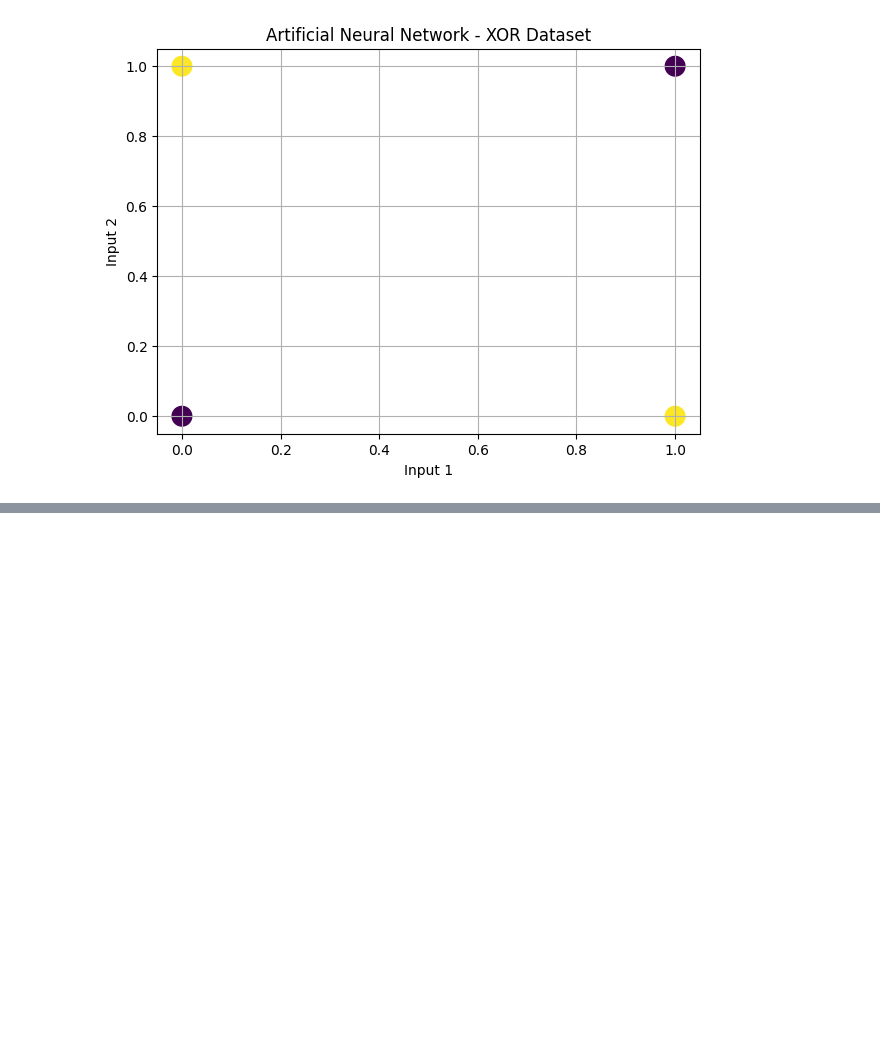
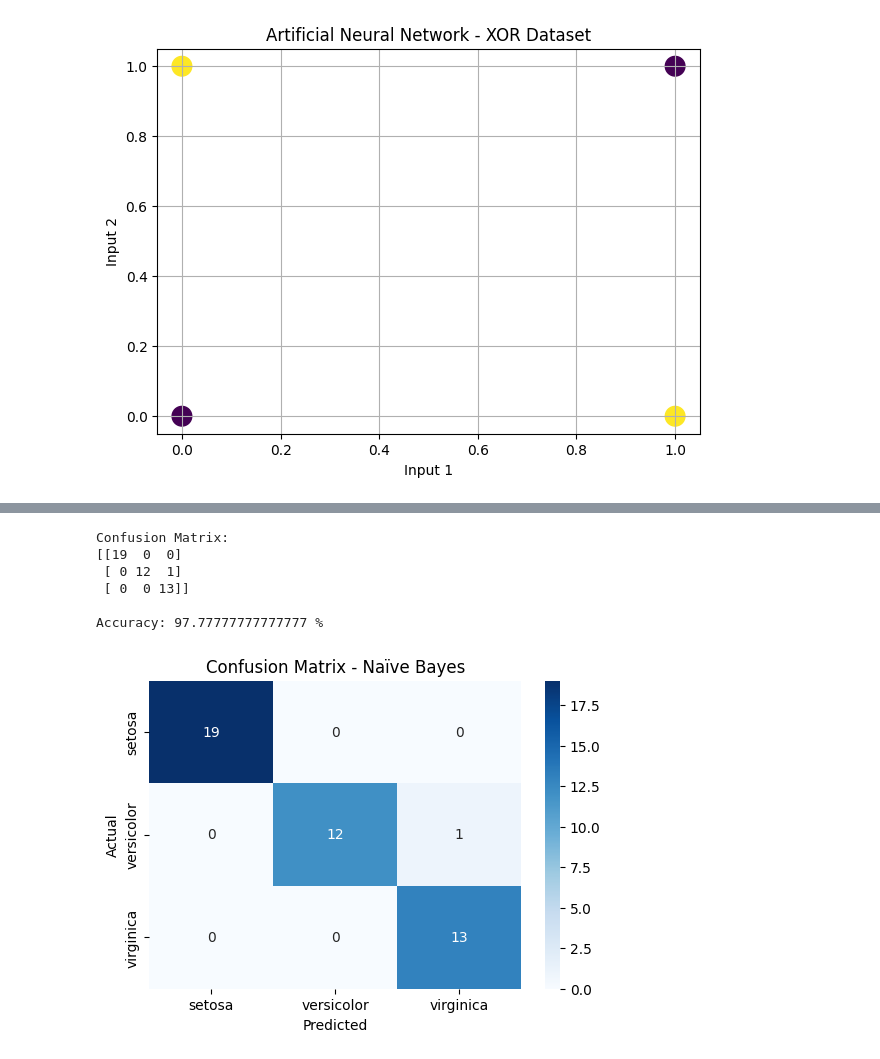
Before and after one commit to balajimohan573-collab/Machine_learning, a Jupyter notebook: ml_Q1.ipynb, the cells around one changed output, grey strips where cells are left out. Cells and saved outputs as stored; diff of their text form; code cells hidden in the pictures; blank space fills up the shorter version.

```diff
--- a/ml_Q1.ipynb
+++ b/ml_Q1.ipynb
@@ -416,0 +474,63 @@ Actual Output:
+# %%
+#program(6)
+# Naïve Bayes Classification using Iris Dataset
+
+from sklearn.datasets import load_iris
+from sklearn.model_selection import train_test_split
+from sklearn.naive_bayes import GaussianNB
+from sklearn.metrics import confusion_matrix, accuracy_score
+import seaborn as sns
+import matplotlib.pyplot as plt
+
+# Load Dataset
+iris = load_iris()
+X = iris.data
+y = iris.target
+
+# Split Dataset into Training and Testing Sets
+X_train, X_test, y_train, y_test = train_test_split(
+    X, y, test_size=0.3, random_state=42
+)
+
+# Create Naïve Bayes Model
+model = GaussianNB()
+
+# Train Model
+model.fit(X_train, y_train)
+
+# Prediction
+y_pred = model.predict(X_test)
+
+# Confusion Matrix
+cm = confusion_matrix(y_test, y_pred)
+
+# Accuracy
+accuracy = accuracy_score(y_test, y_pred)
+
+# Display Results
+print("Confusion Matrix:")
+print(cm)
+
+print("\nAccuracy:", accuracy * 100, "%")
+
+# Plot Confusion Matrix
+plt.figure(figsize=(6, 4))
+sns.heatmap(cm,
+            annot=True,
+            fmt='d',
+            cmap='Blues',
+            xticklabels=iris.target_names,
+            yticklabels=iris.target_names)
+
+plt.xlabel("Predicted")
+plt.ylabel("Actual")
+plt.title("Confusion Matrix - Naïve Bayes")
+plt.show()
+# %% [output]
+Confusion Matrix:
+[[19  0  0]
+ [ 0 12  1]
+ [ 0  0 13]]
+
+Accuracy: 97.77777777777777 %
+[figure, added]
```
Also changed, not shown: parts of 15 cells of this notebook.
